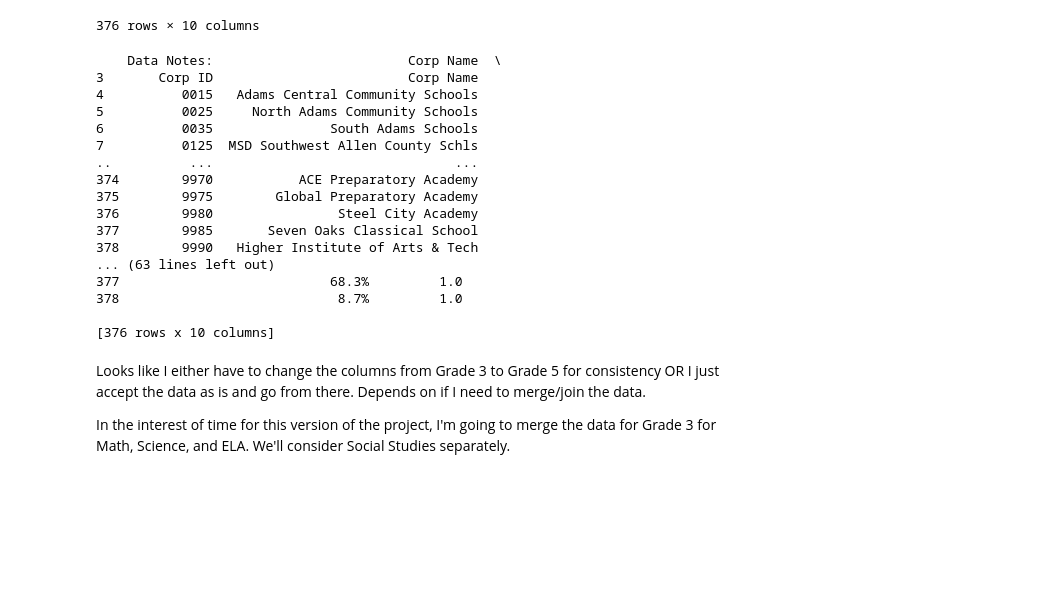
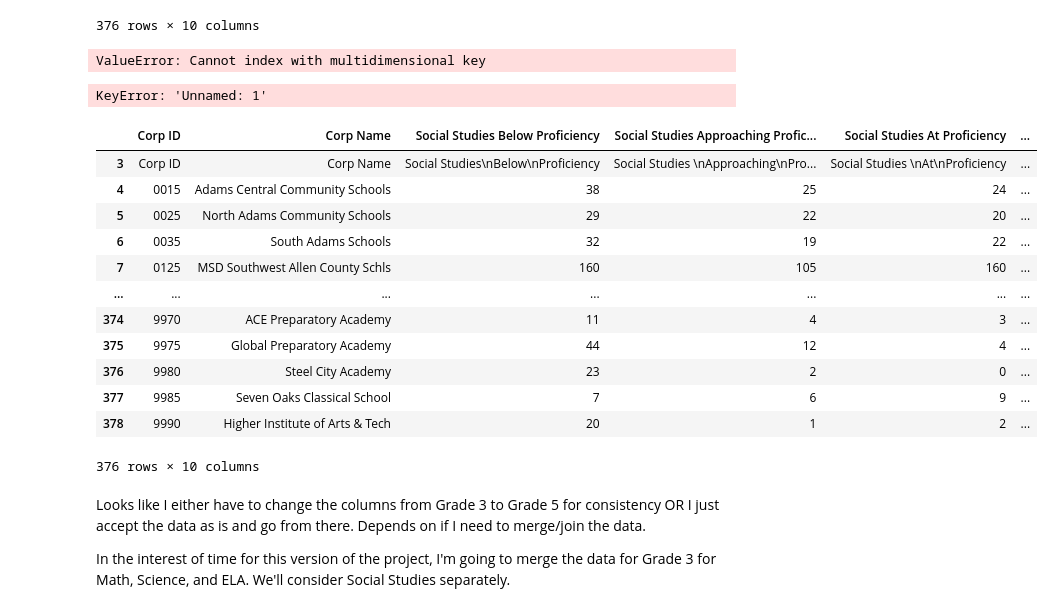
Before and after one commit to RachTheRad/SoIN_Housing_Analysis, a Jupyter notebook: HouAna_Capstone.ipynb, the cells around one changed output. Cells and saved outputs as stored; diff of their text form; code cells hidden in the pictures; blank space fills up the shorter version.

Commit message:
attempted to write a function to clean a dataframe

```diff
--- a/HouAna_Capstone.ipynb
+++ b/HouAna_Capstone.ipynb
@@ -633,38 +643,63 @@ soc_copy
 | 377 | 9985 | Seven Oaks Classical School | 7 | 6 | 9 | 19 | 28 | 41 | ... |
 | 378 | 9990 | Higher Institute of Arts & Tech | 20 | 1 | 2 | 0 | 2 | 23 | ... |
 376 rows × 10 columns
+# %%
+#Find each county's social studies scores
+soc_copy_1 = soc_copy.loc[(soc_copy['Corp Name']== 'Bartholomew Con School Corp')]
+soc_copy_2 = soc_copy.loc[(soc_copy['Corp Name']== 'Flat Rock-Hawcreek School Corp')]
+
+
+'''Attempting to write a function that will filter through the ILEARN data sets for specific counties
+'''
+def corps(x):
+  if soc_copy.loc[x, "Corp Name"] != ('Bartholomew Con School Corp'):
+        soc_copy.drop(x, inplace=True)
+  return dropped
+
+dropped_copy = corps(soc_copy)
+
+# merge the above two df
+# merged_soc = pd.concat([soc_copy_1, soc_copy_2], axis=0, join='outer', ignore_index=True)
+# merged_soc
+# Concatenate the DataFrames along rows (axis=0) with an outer join and ignore the index
+# result =
+# %% [output]
+ValueError: Cannot index with multidimensional key
+# %%
+for x in soc_copy.index:
+    if soc_copy.loc[x, "Unnamed: 1"] =! 'Bartholomew Consolidated School Corporation':
+        soc_copy.drop(x, inplace=True)
+soc_copy
+# %% [output]
+KeyError: 'Unnamed: 1'
 # %%
 # Renaming columns
-soc_copy.rename(columns={'Data Notes': 'Corp ID',
+soc_copy.rename(columns={'Data Notes:': 'Corp ID',
                          'Unnamed: 1': 'Corp Name',
                          'Unnamed: 2': 'Social Studies Below Proficiency',
                          'Unnamed: 3': 'Social Studies Approaching Proficiency',
                          'Unnamed: 4': 'Social Studies At Proficiency',
                          'Unnamed: 5': 'Social Studies Above Proficiency',
                          'Unnamed: 6': 'Social Studies Total Proficient',
                          'Unnamed: 7': 'Social Studies Total Tested',
                          'Unnamed: 8': 'Social Studies Proficient %',
                          }
                          , inplace=True)
-print(soc_copy)
+display(soc_copy)
 # %% [output]
+|  | Corp ID | Corp Name | Social Studies Below Proficiency | Social Studies Approaching Profic... | Social Studies At Proficiency | ... |
+| 3 | Corp ID | Corp Name | Social Studies\nBelow\nProficiency | Social Studies \nApproaching\nPro... | Social Studies \nAt\nProficiency | ... |
+| 4 | 0015 | Adams Central Community Schools | 38 | 25 | 24 | ... |
+| 5 | 0025 | North Adams Community Schools | 29 | 22 | 20 | ... |
+| 6 | 0035 | South Adams Schools | 32 | 19 | 22 | ... |
+| 7 | 0125 | MSD Southwest Allen County Schls | 160 | 105 | 160 | ... |
+| ... | ... | ... | ... | ... | ... | ... |
+| 374 | 9970 | ACE Preparatory Academy | 11 | 4 | 3 | ... |
+| 375 | 9975 | Global Preparatory Academy | 44 | 12 | 4 | ... |
+| 376 | 9980 | Steel City Academy | 23 | 2 | 0 | ... |
+| 377 | 9985 | Seven Oaks Classical School | 7 | 6 | 9 | ... |
+| 378 | 9990 | Higher Institute of Arts & Tech | 20 | 1 | 2 | ... |
-    Data Notes:                         Corp Name  \
-3       Corp ID                         Corp Name
-4          0015   Adams Central Community Schools
-5          0025     North Adams Community Schools
-6          0035               South Adams Schools
-7          0125  MSD Southwest Allen County Schls
-..          ...                               ...
-374        9970           ACE Preparatory Academy
-375        9975        Global Preparatory Academy
-376        9980                Steel City Academy
-377        9985       Seven Oaks Classical School
-378        9990   Higher Institute of Arts & Tech
-... (63 lines left out)
-377                           68.3%         1.0
-378                            8.7%         1.0
-
-[376 rows x 10 columns]
+376 rows × 10 columns
 # %% [markdown]
 Looks like I either have to change the columns from Grade 3 to Grade 5 for consistency OR I just accept the data as is and go from there. Depends on if I need to merge/join the data.
 
```
Also changed, not shown: parts of 7 cells of this notebook.
